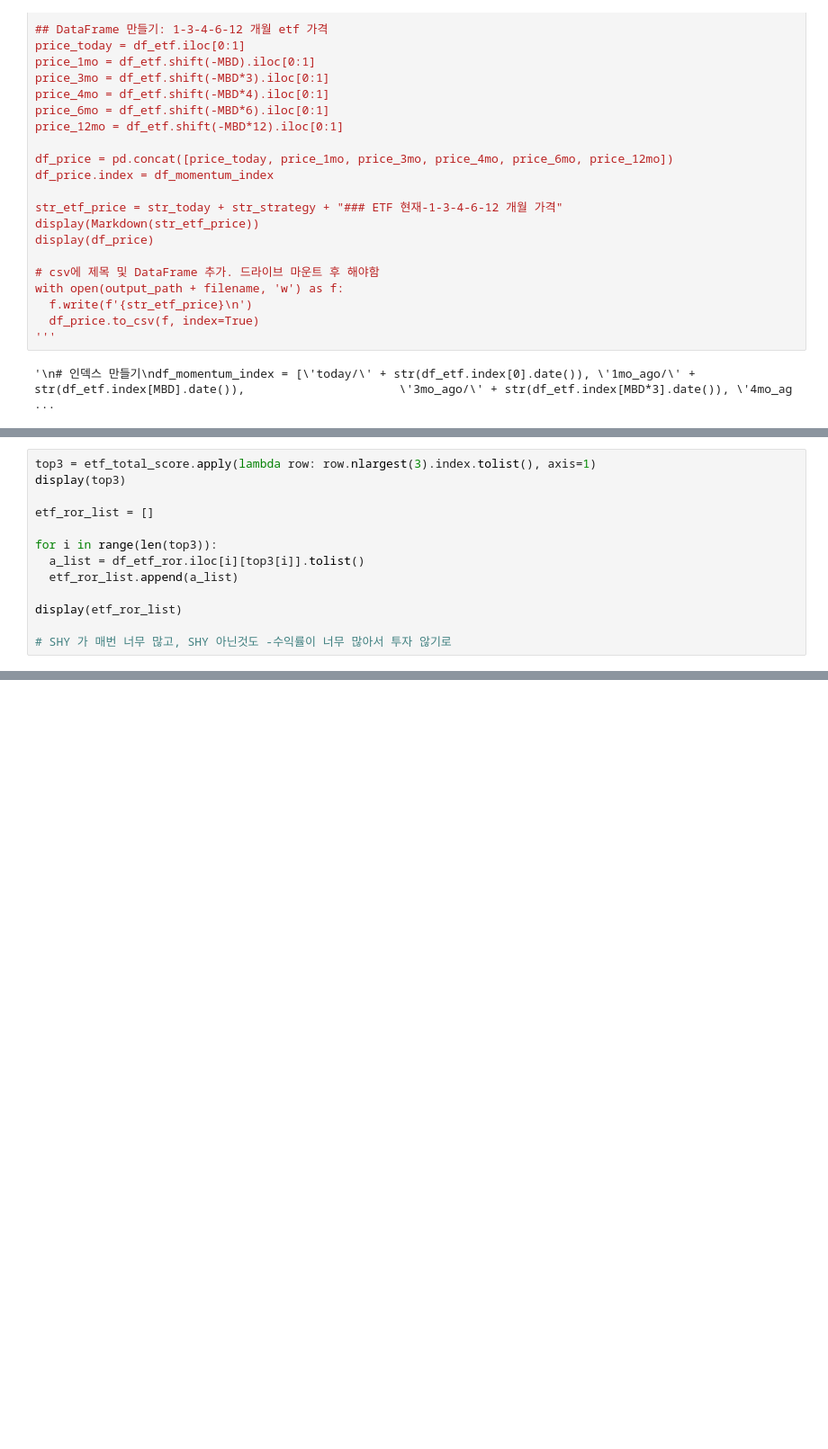
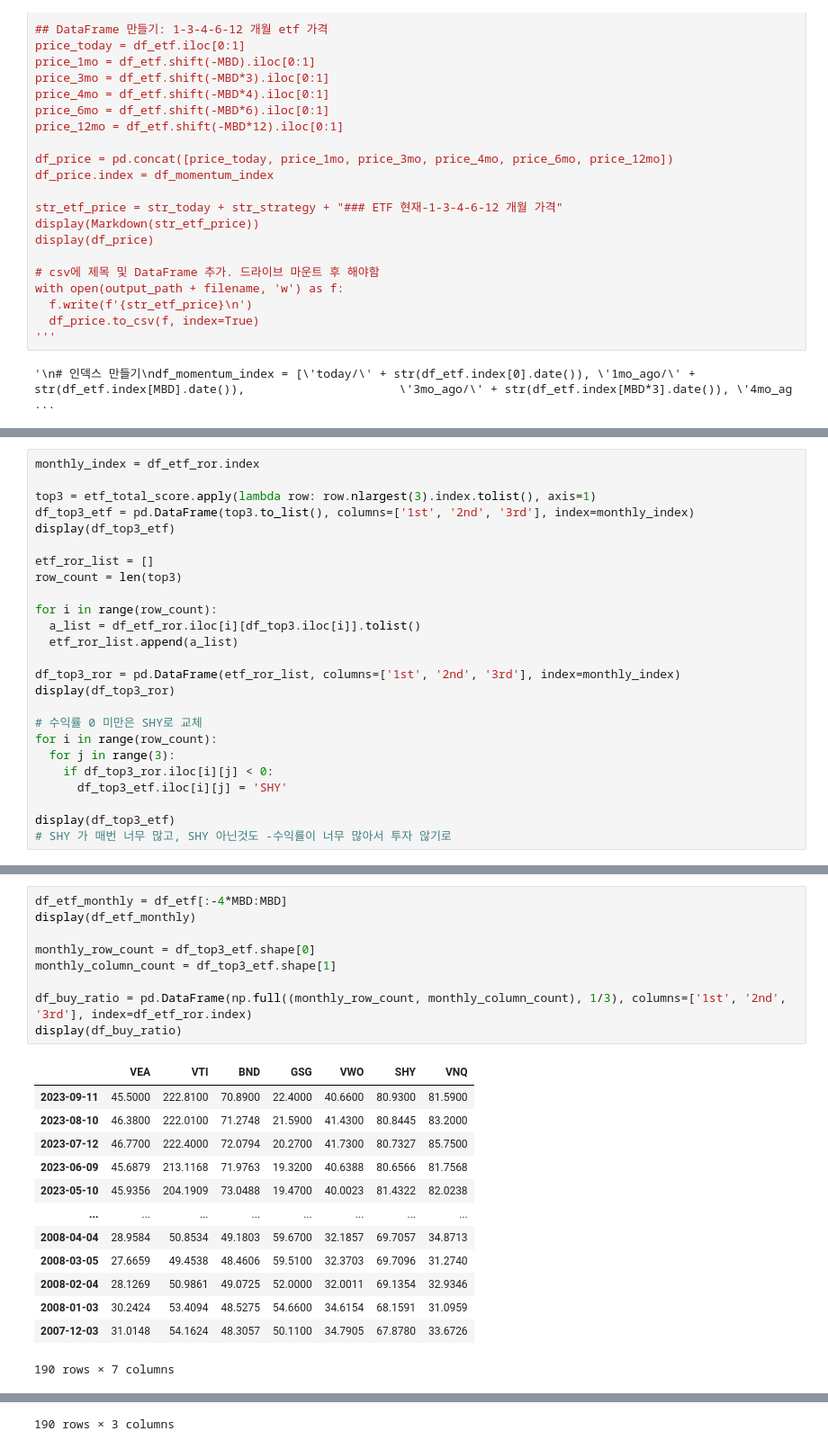
Before and after one commit to jongkwangyun/quant, a Jupyter notebook: 백테스트_동적자산배분_FAA.ipynb, the cells around one changed output, grey strips where cells are left out. Shown: that part at 90% size. Saved outputs shown, nothing was run; the diff lists cells and outputs as text; blank space fills up the shorter version.

```diff
--- a/백테스트_동적자산배분_FAA.ipynb
+++ b/백테스트_동적자산배분_FAA.ipynb
@@ -314,15 +331,27 @@ display(etf_total_score)
 190 rows × 7 columns
 # %%
+monthly_index = df_etf_ror.index
+
 top3 = etf_total_score.apply(lambda row: row.nlargest(3).index.tolist(), axis=1)
-display(top3)
+df_top3_etf = pd.DataFrame(top3.to_list(), columns=['1st', '2nd', '3rd'], index=monthly_index)
+display(df_top3_etf)
 
 etf_ror_list = []
+row_count = len(top3)
 
-for i in range(len(top3)):
-  a_list = df_etf_ror.iloc[i][top3[i]].tolist()
+for i in range(row_count):
+  a_list = df_etf_ror.iloc[i][df_top3.iloc[i]].tolist()
   etf_ror_list.append(a_list)
 
-display(etf_ror_list)
+df_top3_ror = pd.DataFrame(etf_ror_list, columns=['1st', '2nd', '3rd'], index=monthly_index)
+display(df_top3_ror)
 
+# 수익률 0 미만은 SHY로 교체
+for i in range(row_count):
+  for j in range(3):
+    if df_top3_ror.iloc[i][j] < 0:
+      df_top3_etf.iloc[i][j] = 'SHY'
+
+display(df_top3_etf)
 # SHY 가 매번 너무 많고, SHY 아닌것도 -수익률이 너무 많아서 투자 않기로
 # %% [output]
@@ -357,0 +397,23 @@ Length: 190, dtype: object
+# %%
+df_etf_monthly = df_etf[:-4*MBD:MBD]
+display(df_etf_monthly)
+
+monthly_row_count = df_top3_etf.shape[0]
+monthly_column_count = df_top3_etf.shape[1]
+
+df_buy_ratio = pd.DataFrame(np.full((monthly_row_count, monthly_column_count), 1/3), columns=['1st', '2nd', '3rd'], index=df_etf_ror.index)
+display(df_buy_ratio)
+# %% [output]
+|  | VEA | VTI | BND | GSG | VWO | SHY | VNQ |
+| 2023-09-11 | 45.5000 | 222.8100 | 70.8900 | 22.4000 | 40.6600 | 80.9300 | 81.5900 |
+| 2023-08-10 | 46.3800 | 222.0100 | 71.2748 | 21.5900 | 41.4300 | 80.8445 | 83.2000 |
+| 2023-07-12 | 46.7700 | 222.4000 | 72.0794 | 20.2700 | 41.7300 | 80.7327 | 85.7500 |
+| 2023-06-09 | 45.6879 | 213.1168 | 71.9763 | 19.3200 | 40.6388 | 80.6566 | 81.7568 |
+| 2023-05-10 | 45.9356 | 204.1909 | 73.0488 | 19.4700 | 40.0023 | 81.4322 | 82.0238 |
+| ... | ... | ... | ... | ... | ... | ... | ... |
+| 2008-04-04 | 28.9584 | 50.8534 | 49.1803 | 59.6700 | 32.1857 | 69.7057 | 34.8713 |
+| 2008-03-05 | 27.6659 | 49.4538 | 48.4606 | 59.5100 | 32.3703 | 69.7096 | 31.2740 |
+| 2008-02-04 | 28.1269 | 50.9861 | 49.0725 | 52.0000 | 32.0011 | 69.1354 | 32.9346 |
+| 2008-01-03 | 30.2424 | 53.4094 | 48.5275 | 54.6600 | 34.6154 | 68.1591 | 31.0959 |
+| 2007-12-03 | 31.0148 | 54.1624 | 48.3057 | 50.1100 | 34.7905 | 67.8780 | 33.6726 |
+190 rows × 7 columns
@@ -357,0 +432 @@ Length: 190, dtype: object
+190 rows × 3 columns
```
Also changed, not shown: parts of 11 cells of this notebook.
